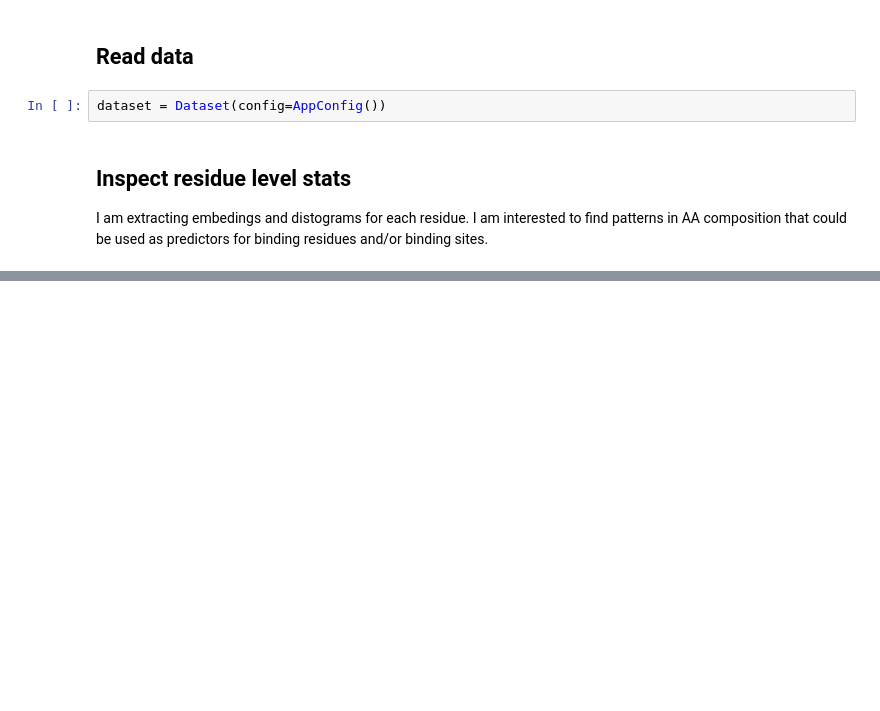
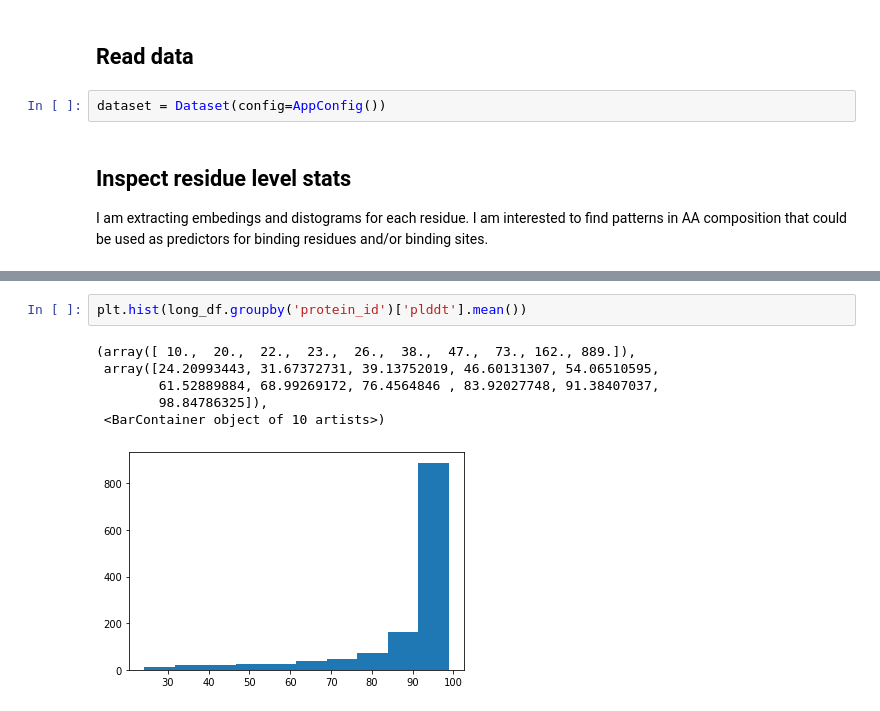
Before and after one commit to gtsitsiridis/bind-af2-embed, a Jupyter notebook: notebooks/visualize_data_4.ipynb, the cells around one changed output, grey strips where cells are left out. Saved outputs shown, nothing was run; the diff lists cells and outputs as text; blank space fills up the shorter version.

```diff
--- a/notebooks/visualize_data_4.ipynb
+++ b/notebooks/visualize_data_4.ipynb
@@ -45,0 +93,9 @@ Distogram length is different for id: C8BD48. Seq length: 99, Distogram length:
+# %%
+plt.hist(long_df.groupby('protein_id')['plddt'].mean())
+# %% [output]
+(array([ 10.,  20.,  22.,  23.,  26.,  38.,  47.,  73., 162., 889.]),
+ array([24.20993443, 31.67372731, 39.13752019, 46.60131307, 54.06510595,
+        61.52889884, 68.99269172, 76.4564846 , 83.92027748, 91.38407037,
+        98.84786325]),
+ <BarContainer object of 10 artists>)
+[figure, added]
```
Also changed, not shown: parts of 14 cells of this notebook, 5 other files.
